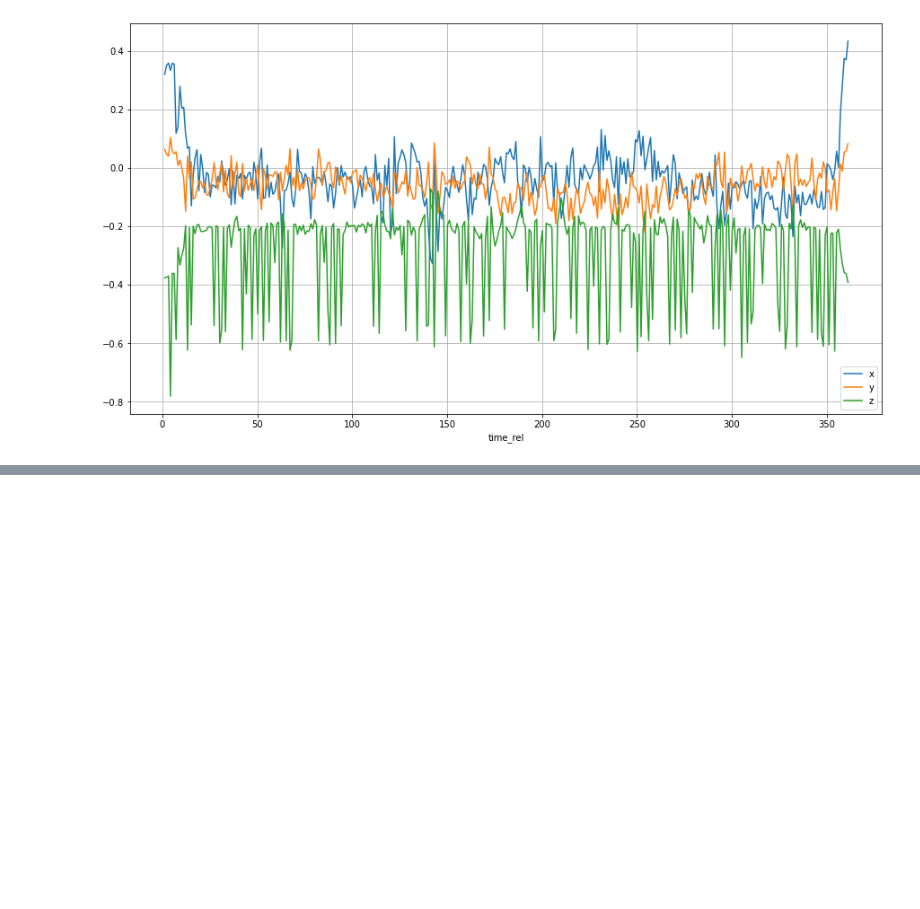
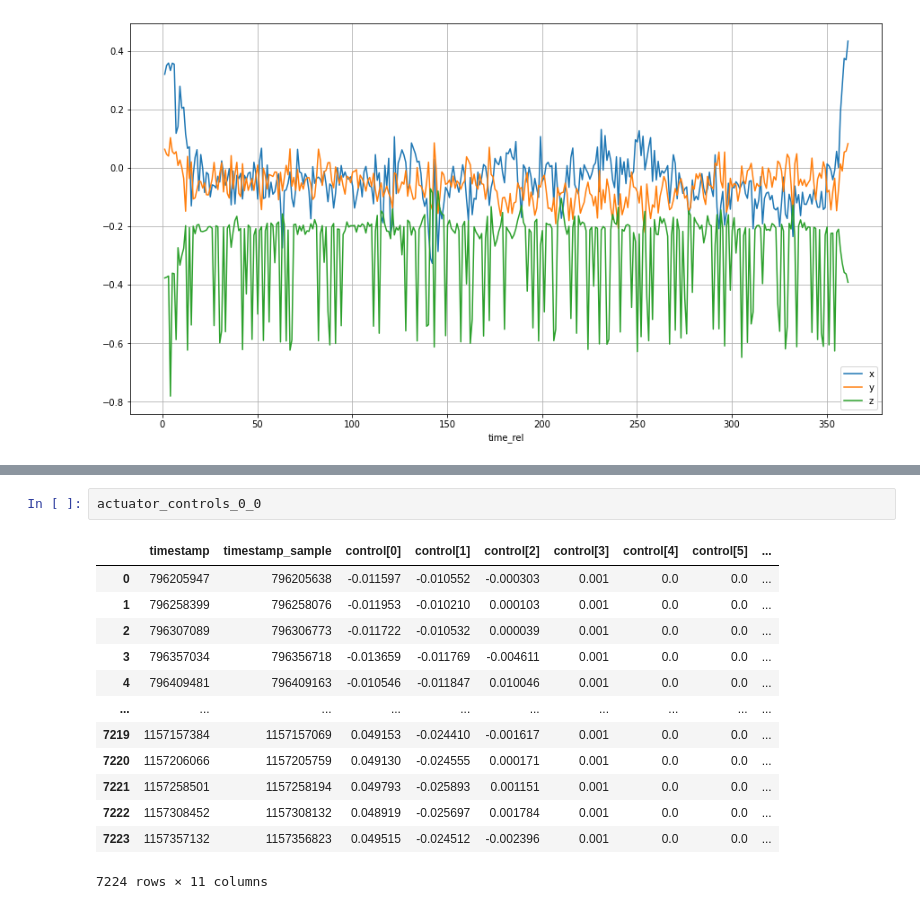
Before and after one commit to SkyRats/SkyanalysisTools, a Jupyter notebook: notebooks/mag.ipynb, the cells around one changed output, grey strips where cells are left out. Saved outputs shown, nothing was run; the diff lists cells and outputs as text; blank space fills up the shorter version.

```diff
--- a/notebooks/mag.ipynb
+++ b/notebooks/mag.ipynb
@@ -36,0 +74,16 @@ plt.grid()
+# %%
+actuator_controls_0_0
+# %% [output]
+|  | timestamp | timestamp_sample | control[0] | control[1] | control[2] | control[3] | control[4] | control[5] | ... |
+| 0 | 796205947 | 796205638 | -0.011597 | -0.010552 | -0.000303 | 0.001 | 0.0 | 0.0 | ... |
+| 1 | 796258399 | 796258076 | -0.011953 | -0.010210 | 0.000103 | 0.001 | 0.0 | 0.0 | ... |
+| 2 | 796307089 | 796306773 | -0.011722 | -0.010532 | 0.000039 | 0.001 | 0.0 | 0.0 | ... |
+| 3 | 796357034 | 796356718 | -0.013659 | -0.011769 | -0.004611 | 0.001 | 0.0 | 0.0 | ... |
+| 4 | 796409481 | 796409163 | -0.010546 | -0.011847 | 0.010046 | 0.001 | 0.0 | 0.0 | ... |
+| ... | ... | ... | ... | ... | ... | ... | ... | ... | ... |
+| 7219 | 1157157384 | 1157157069 | 0.049153 | -0.024410 | -0.001617 | 0.001 | 0.0 | 0.0 | ... |
+| 7220 | 1157206066 | 1157205759 | 0.049130 | -0.024555 | 0.000171 | 0.001 | 0.0 | 0.0 | ... |
+| 7221 | 1157258501 | 1157258194 | 0.049793 | -0.025893 | 0.001151 | 0.001 | 0.0 | 0.0 | ... |
+| 7222 | 1157308452 | 1157308132 | 0.048919 | -0.025697 | 0.001784 | 0.001 | 0.0 | 0.0 | ... |
+| 7223 | 1157357132 | 1157356823 | 0.049515 | -0.024512 | -0.002396 | 0.001 | 0.0 | 0.0 | ... |
+7224 rows × 11 columns
```
Also changed, not shown: parts of 5 cells of this notebook.
